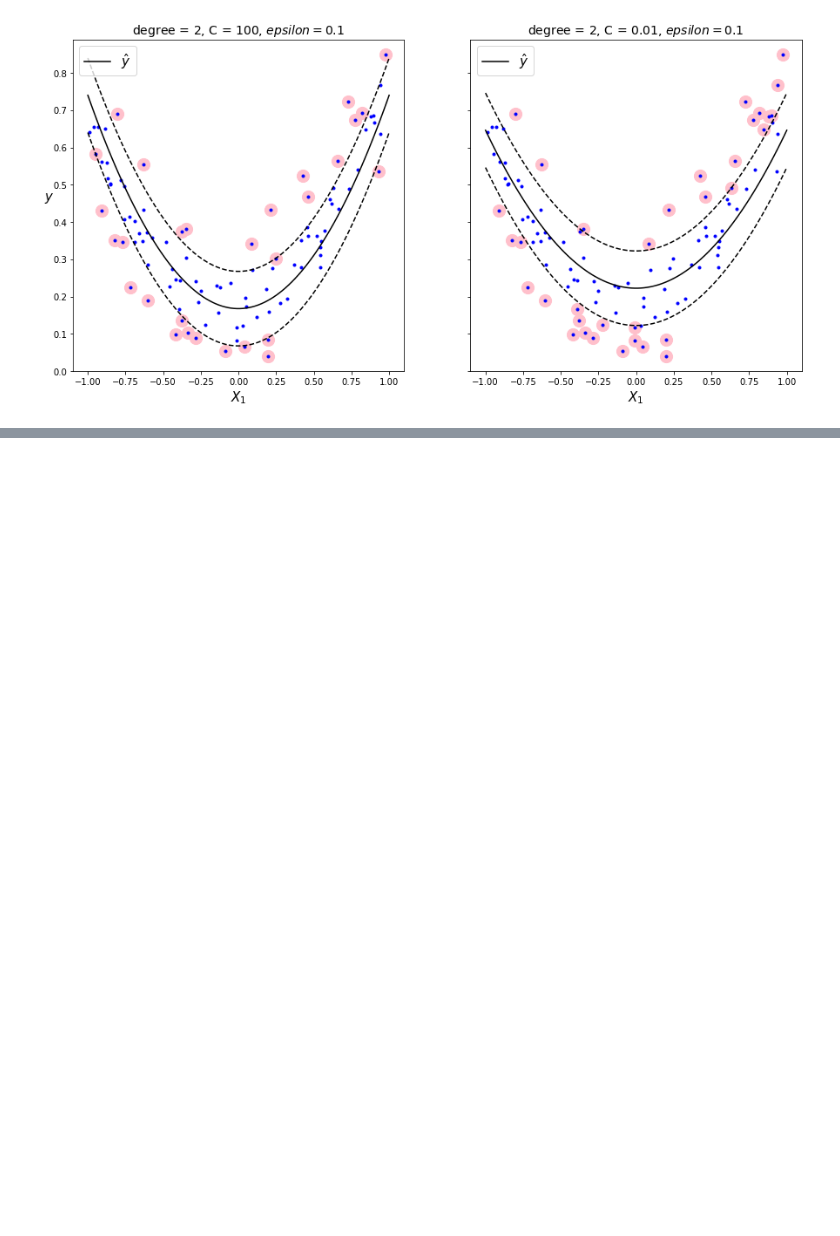
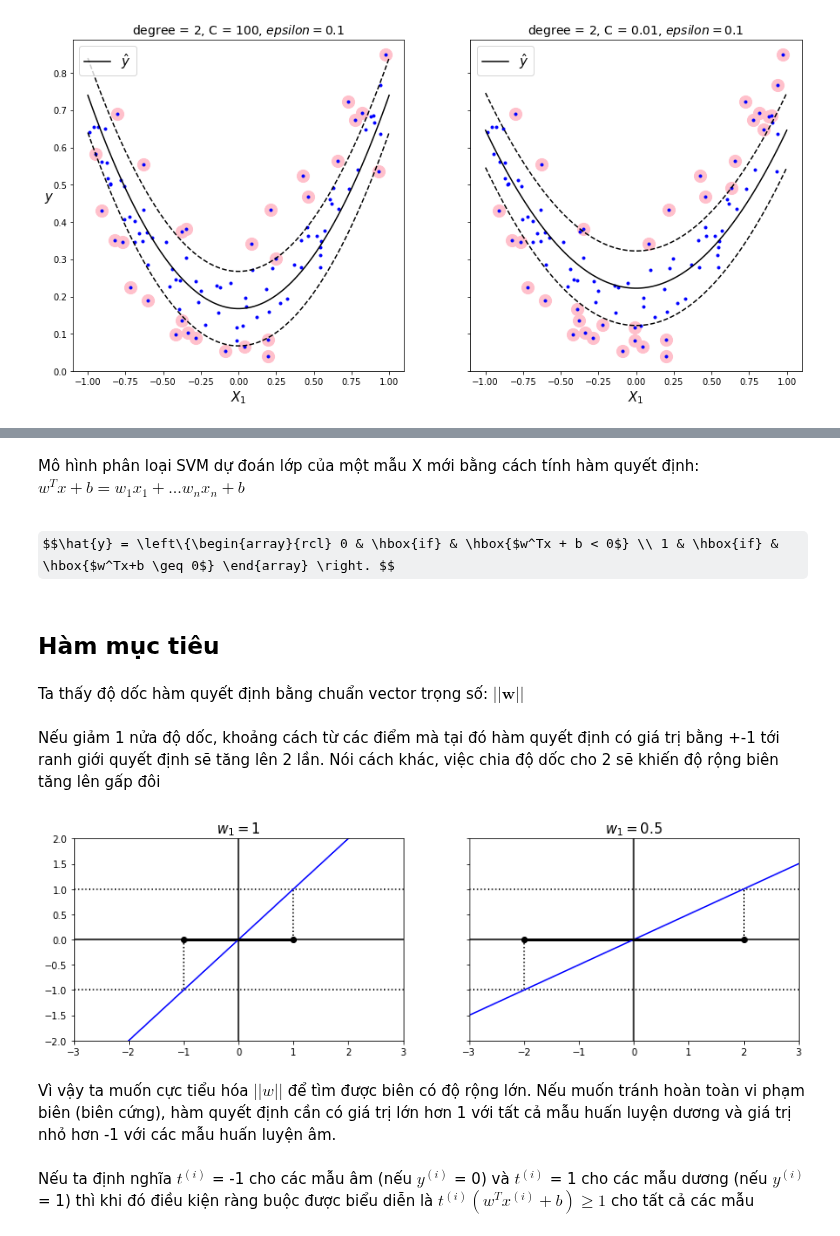
Before and after one commit to hoangquy18/Machine-Learning, a Jupyter notebook: Machine Learning/Support Vector Machine/SVM.ipynb, the cells around one changed output, grey strips where cells are left out. Drawn from its saved outputs; the diff is of its cells as text; code cells hidden in the pictures; some formulas as TeX source; blank space fills up the shorter version.

```diff
--- a/Machine Learning/Support Vector Machine/SVM.ipynb
+++ b/Machine Learning/Support Vector Machine/SVM.ipynb
@@ -449,0 +454,37 @@ Text(0.5, 0, '$X_1$')
+# %% [markdown]
+Mô hình phân loại SVM dự đoán lớp của một mẫu X mới bằng cách tính hàm quyết định: $w^Tx + b = w_1x_1 + ... w_nx_n + b$
+# %% [markdown]
+$$\hat{y} = \left\{\begin{array}{rcl} 0 & \hbox{if} & \hbox{$w^Tx + b < 0$} \\ 1 & \hbox{if} & \hbox{$w^Tx+b \geq 0$} \end{array} \right. $$
+# %% [markdown]
+## Hàm mục tiêu
+# %% [markdown]
+Ta thấy độ dốc hàm quyết định bằng chuẩn vector trọng số: $\mathbf{||w||}$
+# %% [markdown]
+Nếu giảm 1 nửa độ dốc, khoảng cách từ các điểm mà tại đó hàm quyết định có giá trị bằng +-1 tới ranh giới quyết định sẽ tăng lên 2 lần. Nói cách khác, việc chia độ dốc cho 2 sẽ khiến độ rộng biên tăng lên gấp đôi
+# %%
+def plot_2D_vector(w,b,axes,xlim = [-3,3]):
+    plt.sca(axes)
+    x = np.linspace(xlim[0],xlim[1],200)
+    y = x*w + b
+    m = 1/w
+    plt.plot(xlim,[1,1],'k:')
+    plt.plot(xlim,[-1,-1],'k:')
+    plt.plot([-m,-m],[0,-1],'k:')
+    plt.plot([m,m],[0,1],'k:')
+    plt.plot([-m,m],[0,0],'k-o',linewidth = 3)
+    plt.title("$w_1 = {}$".format(w),fontsize = 15)
+
+    plt.plot(x,y,'b-')
+    plt.axis([xlim[0],xlim[1],-2,2])
+    plt.axhline(y = 0,color = 'k')
+    plt.axvline(x = 0,color = 'k')
+    plt.plot([-1,1],[0,0],'k-')
+fig,axes = plt.subplots(ncols = 2,sharey = True,figsize = (14,4))
+plot_2D_vector(1,0,axes[0])
+plot_2D_vector(1/2,0,axes[1])
+# %% [output]
+[figure, added]
+# %% [markdown]
+Vì vậy ta muốn cực tiểu hóa $||w||$ để tìm được biên có độ rộng lớn. Nếu muốn tránh hoàn toàn vi phạm biên (biên cứng), hàm quyết định cần có giá trị lớn hơn 1 với tất cả mẫu huấn luyện dương và giá trị nhỏ hơn -1 với các mẫu huấn luyện âm.
+# %% [markdown]
+Nếu ta định nghĩa $t^{(i)}$ = -1 cho các mẫu âm (nếu $y^{(i)}$ = 0) và $t^{(i)}$ = 1 cho các mẫu dương (nếu $y^{(i)}$ = 1) thì khi đó điều kiện ràng buộc được biểu diễn là $t^{(i)}(w^Tx^{(i)} + b) \geqslant 1$ cho tất cả các mẫu
```
Also changed, not shown: parts of 9 cells of this notebook, 1 other file.
